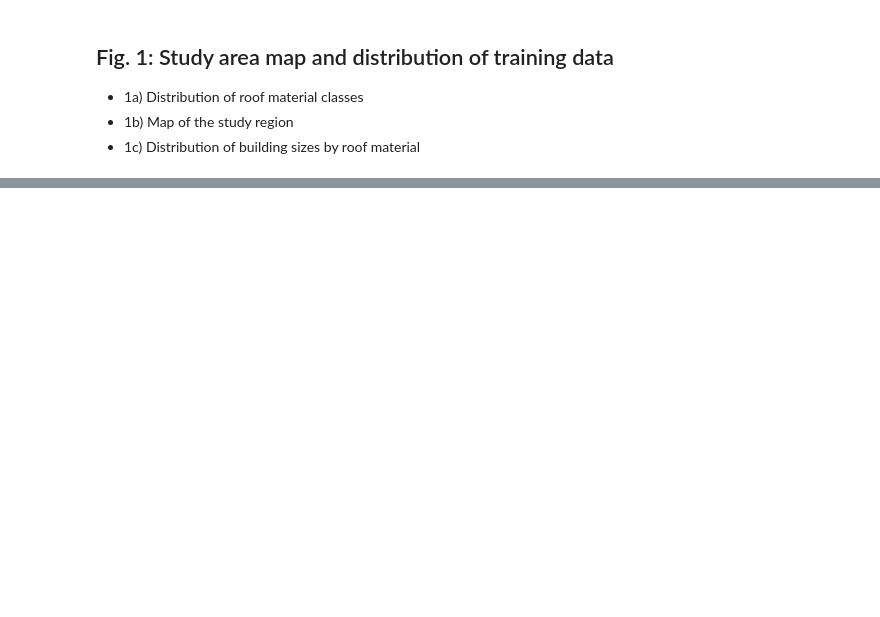
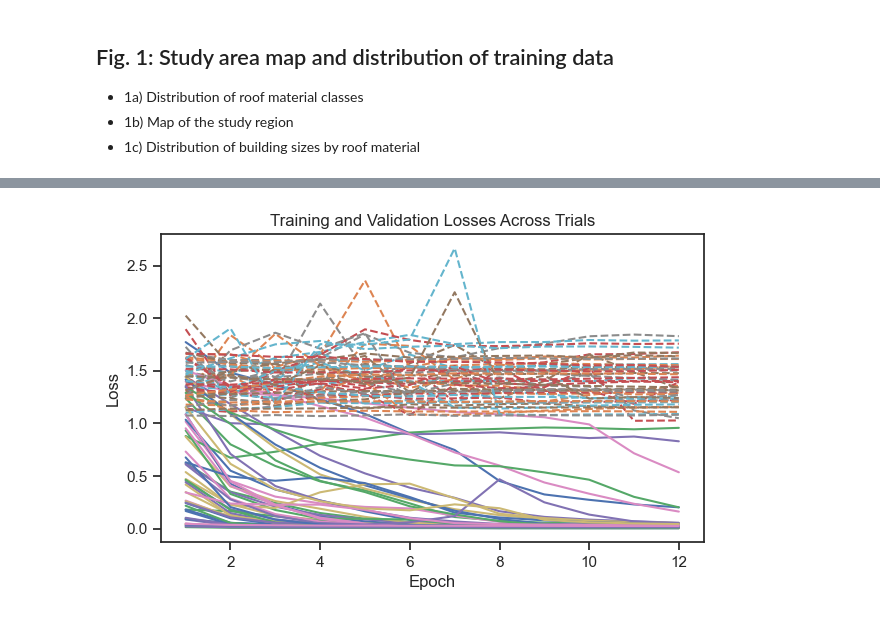
Before and after one commit to maxwellCcook/rooftop-mapping, a Jupyter notebook: code/_manuscript_figures.ipynb, the cells around one changed output, grey strips where cells are left out. Saved outputs shown, nothing was run; the diff lists cells and outputs as text; code cells hidden in the pictures; blank space fills up the shorter version.

```diff
--- a/code/_manuscript_figures.ipynb
+++ b/code/_manuscript_figures.ipynb
@@ -103,0 +48,14 @@ plt.show()
+# %%
+# Load the footprint data for both ROIs
+
+# Washington D.C.
+fp = os.path.join(projdir, 'data/spatial/mod/dc_data/training/dc_data_reference_footprints.gpkg')
+dc_ref = gpd.read_file(fp)
+# Denver, Colorado
+fp = os.path.join(projdir, 'data/spatial/mod/denver_data/training/denver_data_reference_footprints.gpkg')
+denver_ref = gpd.read_file(fp)
+
+# Create a dictionary for data access:
+refs = {'DC': dc_ref, 'Denver': denver_ref}
+
+dc_ref.head()
@@ -183,0 +237,4 @@ plt.show()
+# %%
+fp = os.path.join(projdir,'results/resnet18/tuning/resnet18_grid_search_results.csv')
+tuning_df = pd.read_csv(fp)
+tuning_df.head(12)
@@ -183,0 +255,15 @@ plt.show()
+# %%
+# Create a plot for train and validation losses across trials
+plt.figure(figsize=(7, 4))
+# Iterate over each trial and plot the losses
+for trial in tuning_df['trial'].unique():
+    trial_data = tuning_df[tuning_df['trial'] == trial]
+    plt.plot(trial_data['epoch'], trial_data['train_loss'], label=f'Trial {trial} - Train', linestyle='-')
+    plt.plot(trial_data['epoch'], trial_data['val_loss'], label=f'Trial {trial} - Val', linestyle='--')
+# Add labels and title
+plt.xlabel('Epoch')
+plt.ylabel('Loss')
+plt.title('Training and Validation Losses Across Trials')
+plt.show()
+# %% [output]
+[figure, added]
```
Also changed, not shown: parts of 20 cells of this notebook, 10 other files.
